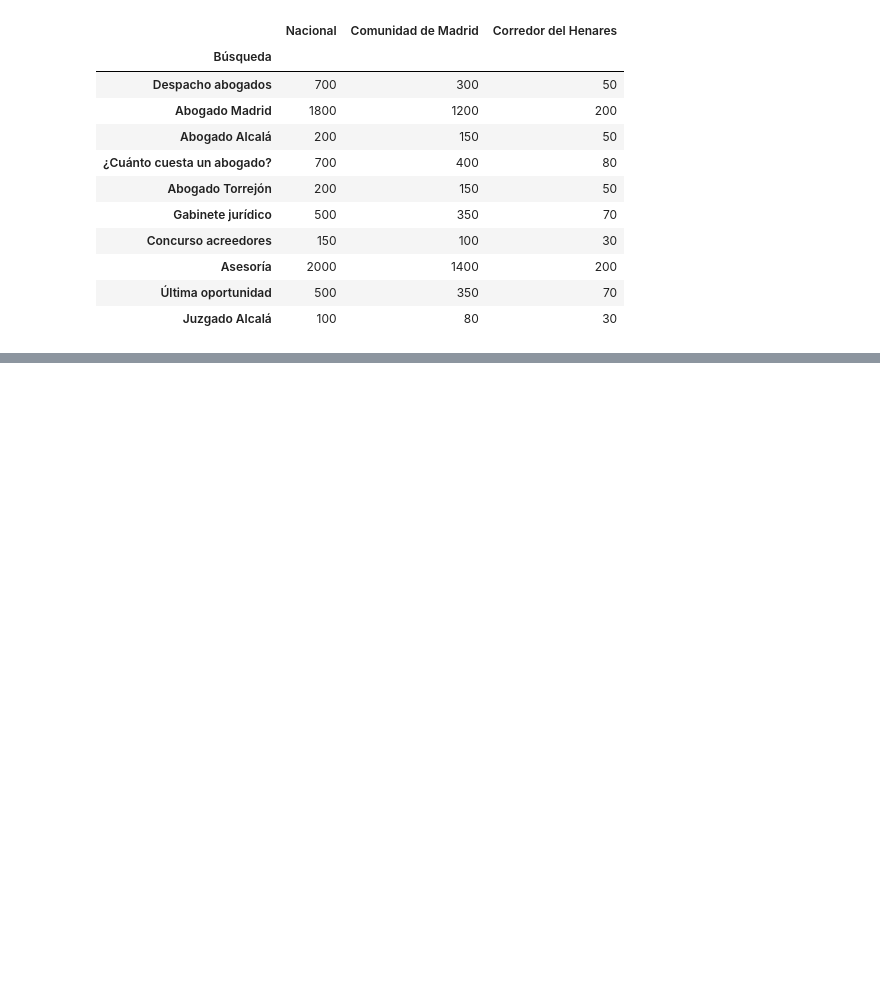
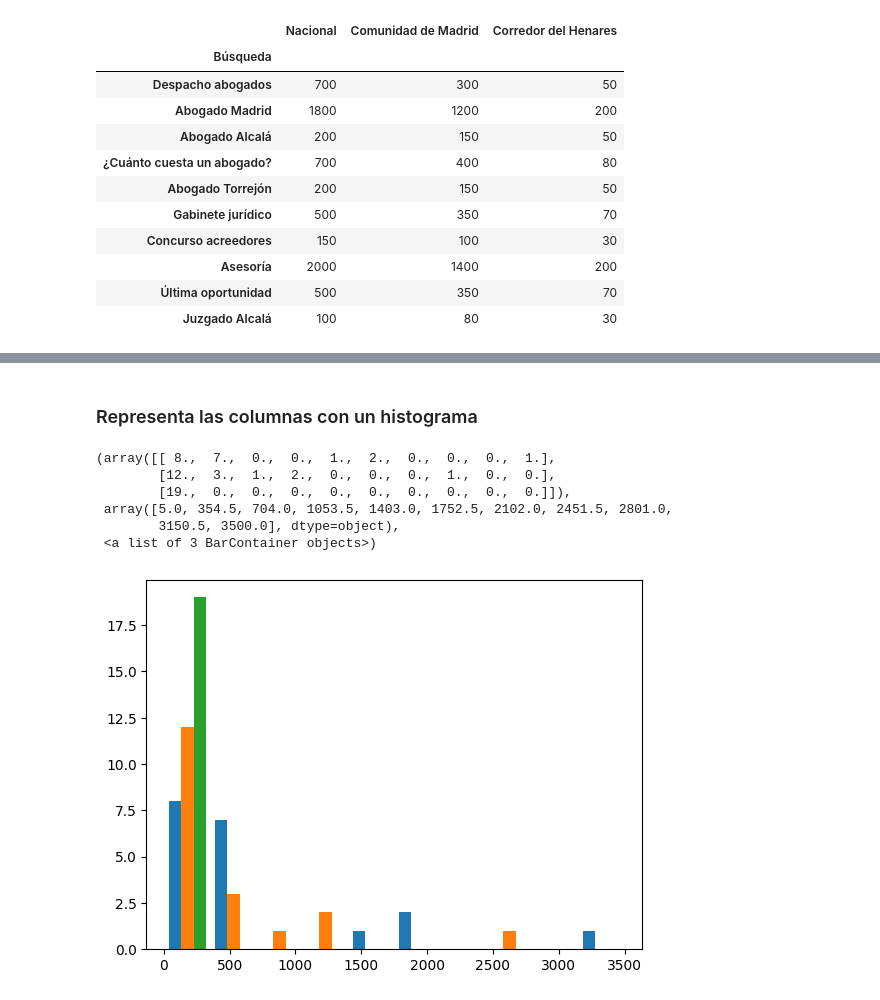
Before and after one commit to antoja97/Proyecto_Busquedas_Juridicas, a Jupyter notebook: comienzo_proy.ipynb, the cells around one changed output, grey strips where cells are left out. Drawn from its saved outputs; the diff is of its cells as text; code cells hidden in the pictures; blank space fills up the shorter version.

```diff
--- a/comienzo_proy.ipynb
+++ b/comienzo_proy.ipynb
@@ -58,0 +386,3 @@ df.set_index("Búsqueda")
+# %%
+internacional=np.random.randint(50,3000, size=combo.shape[0])
+internacional
@@ -58,0 +392,3 @@ df.set_index("Búsqueda")
+# %%
+combo["Internacional"]=internacional
+combo
@@ -58,0 +415,4 @@ df.set_index("Búsqueda")
+# %%
+nombres=["Nat","Com","CH","INT"]
+combo.columns=nombres
+combo
@@ -58,0 +439,3 @@ df.set_index("Búsqueda")
+# %%
+combaso=combo.drop(["INT"], axis=1)
+combaso
@@ -58,0 +462,14 @@ df.set_index("Búsqueda")
+# %% [markdown]
+### Representa las columnas con un histograma
+# %%
+import matplotlib.pyplot as plt
+
+plt.hist(combaso)
+# %% [output]
+(array([[ 8.,  7.,  0.,  0.,  1.,  2.,  0.,  0.,  0.,  1.],
+        [12.,  3.,  1.,  2.,  0.,  0.,  0.,  1.,  0.,  0.],
+        [19.,  0.,  0.,  0.,  0.,  0.,  0.,  0.,  0.,  0.]]),
+ array([5.0, 354.5, 704.0, 1053.5, 1403.0, 1752.5, 2102.0, 2451.5, 2801.0,
+        3150.5, 3500.0], dtype=object),
+ <a list of 3 BarContainer objects>)
+[figure, added]
```
Also changed, not shown: parts of 37 cells of this notebook, 1 other file.
